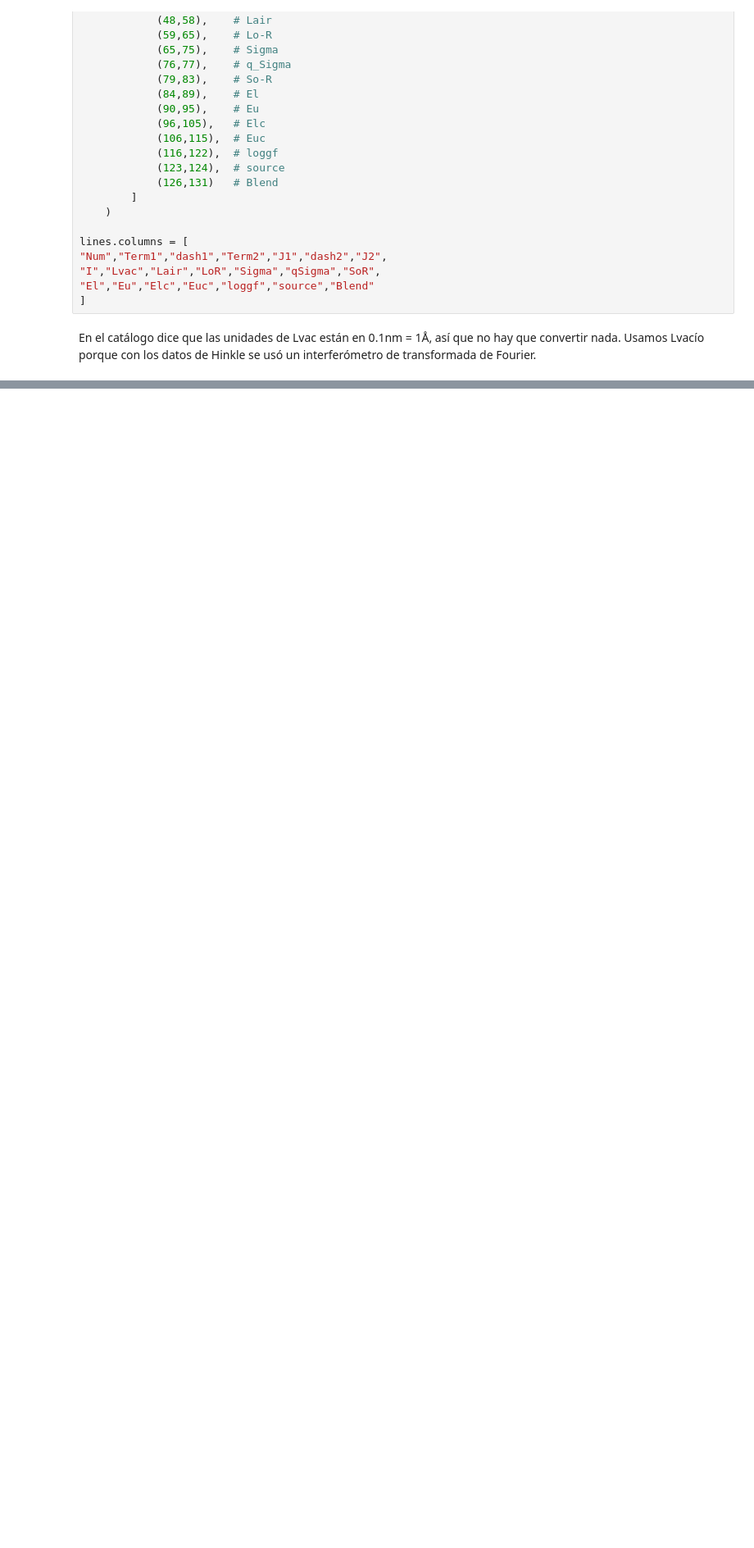
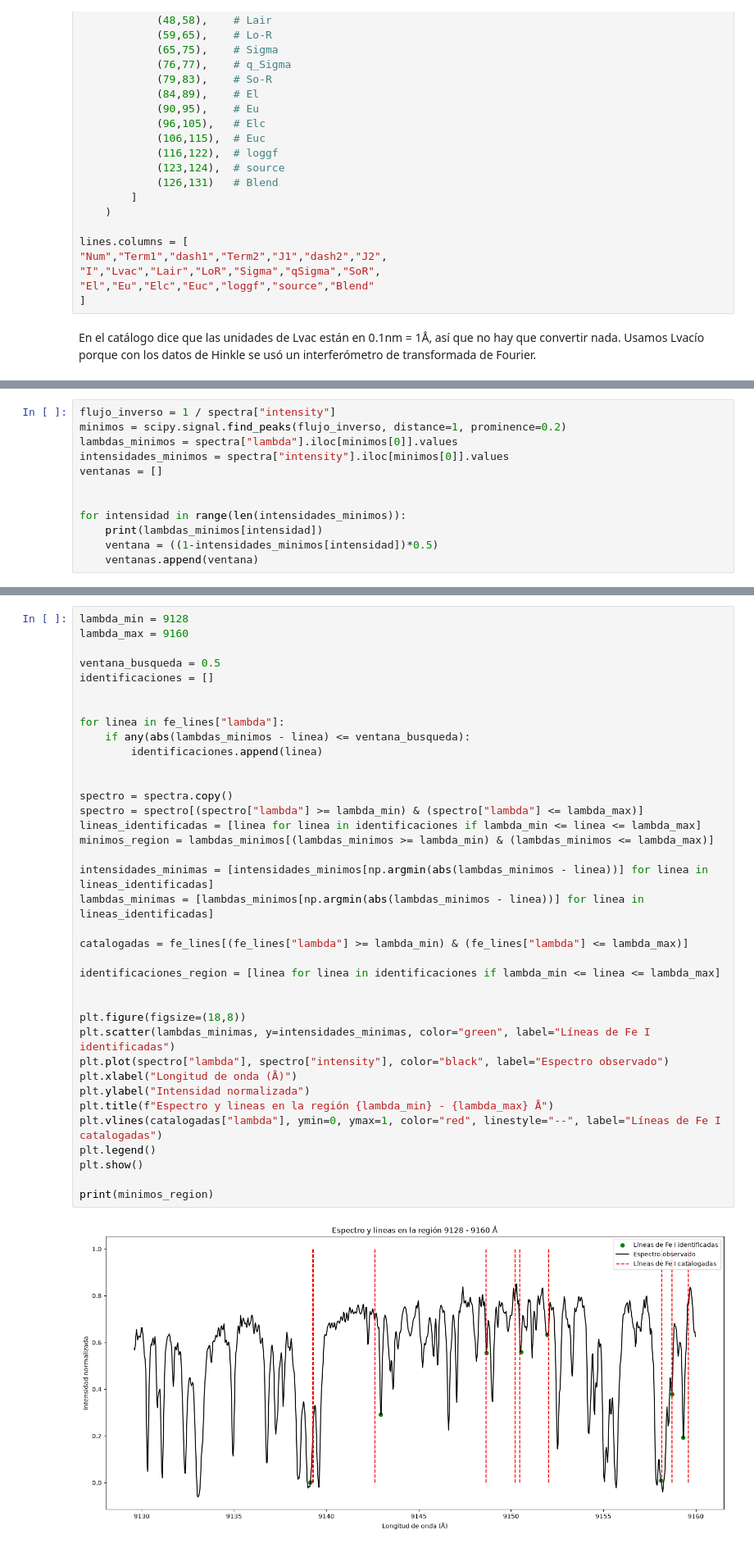
Before and after one commit to AntoniomoonBulla/Astronomia, a Jupyter notebook: Tesis/Arturo.ipynb, the cells around one changed output, grey strips where cells are left out. Shown at 82% size. Saved outputs shown, nothing was run; the diff lists cells and outputs as text; blank space fills up the shorter version.

```diff
--- a/Tesis/Arturo.ipynb
+++ b/Tesis/Arturo.ipynb
@@ -1357,0 +252,12 @@ else:
+# %%
+flujo_inverso = 1 / spectra["intensity"]
+minimos = scipy.signal.find_peaks(flujo_inverso, distance=1, prominence=0.2)
+lambdas_minimos = spectra["lambda"].iloc[minimos[0]].values
+intensidades_minimos = spectra["intensity"].iloc[minimos[0]].values
+ventanas = []
+
+
+for intensidad in range(len(intensidades_minimos)):
+    print(lambdas_minimos[intensidad])
+    ventana = ((1-intensidades_minimos[intensidad])*0.5)
+    ventanas.append(ventana)
@@ -1357,0 +282,39 @@ else:
+# %%
+lambda_min = 9128
+lambda_max = 9160
+
+ventana_busqueda = 0.5
+identificaciones = []
+
+
+for linea in fe_lines["lambda"]:
+    if any(abs(lambdas_minimos - linea) <= ventana_busqueda):
+        identificaciones.append(linea)
+
+
+spectro = spectra.copy()
+spectro = spectro[(spectro["lambda"] >= lambda_min) & (spectro["lambda"] <= lambda_max)]
+lineas_identificadas = [linea for linea in identificaciones if lambda_min <= linea <= lambda_max]
+minimos_region = lambdas_minimos[(lambdas_minimos >= lambda_min) & (lambdas_minimos <= lambda_max)]
+
+intensidades_minimas = [intensidades_minimos[np.argmin(abs(lambdas_minimos - linea))] for linea in lineas_identificadas]
+lambdas_minimas = [lambdas_minimos[np.argmin(abs(lambdas_minimos - linea))] for linea in lineas_identificadas]
+
+catalogadas = fe_lines[(fe_lines["lambda"] >= lambda_min) & (fe_lines["lambda"] <= lambda_max)]
+
+identificaciones_region = [linea for linea in identificaciones if lambda_min <= linea <= lambda_max]
+
+
+plt.figure(figsize=(18,8))
+plt.scatter(lambdas_minimas, y=intensidades_minimas, color="green", label="Líneas de Fe I identificadas")
+plt.plot(spectro["lambda"], spectro["intensity"], color="black", label="Espectro observado")
+plt.xlabel("Longitud de onda (Å)")
+plt.ylabel("Intensidad normalizada")
+plt.title(f"Espectro y lineas en la región {lambda_min} - {lambda_max} Å")
+plt.vlines(catalogadas["lambda"], ymin=0, ymax=1, color="red", linestyle="--", label="Líneas de Fe I catalogadas")
+plt.legend()
+plt.show()
+
+print(minimos_region)
+# %% [output]
+[figure, added]
```
Also changed, not shown: parts of 11 cells of this notebook.
